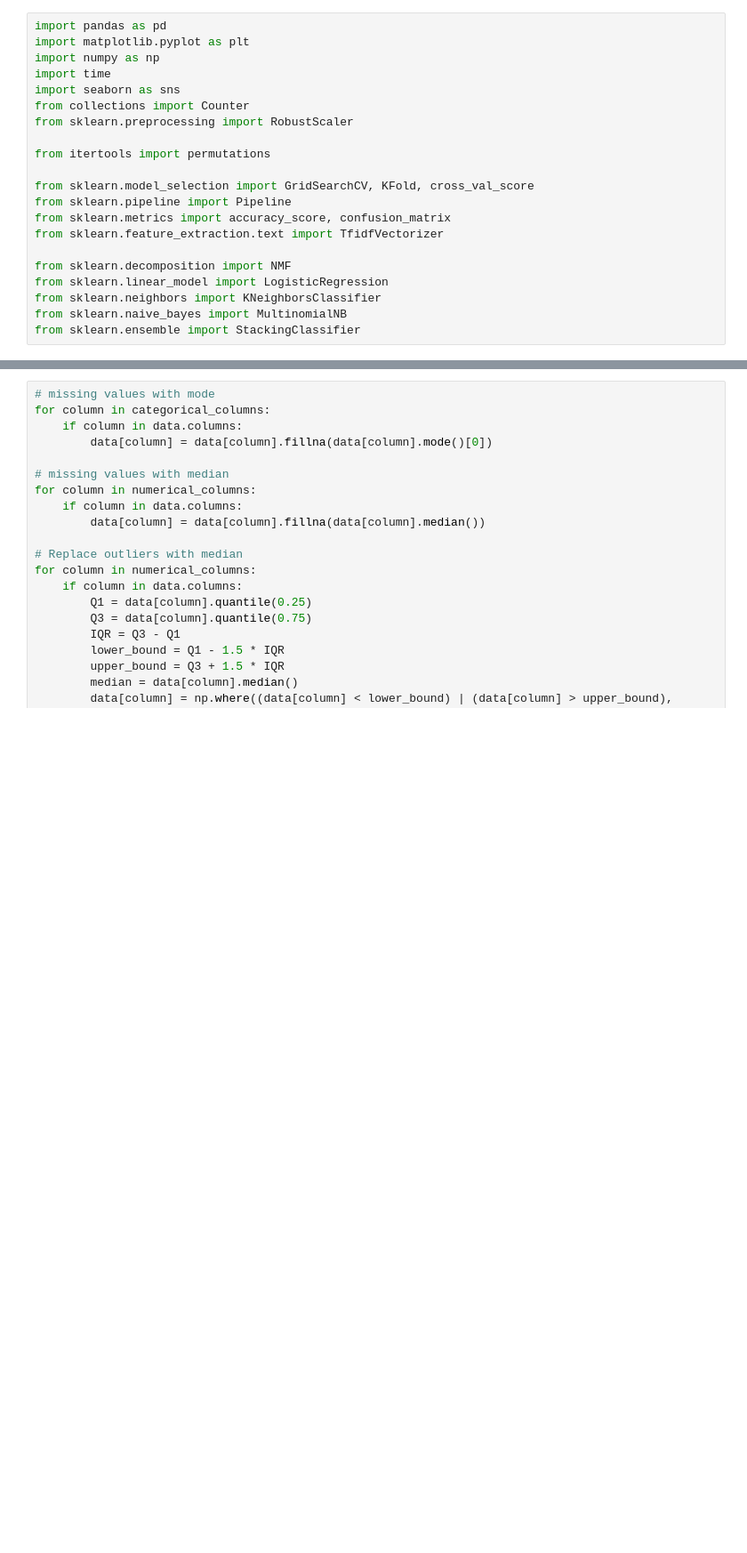
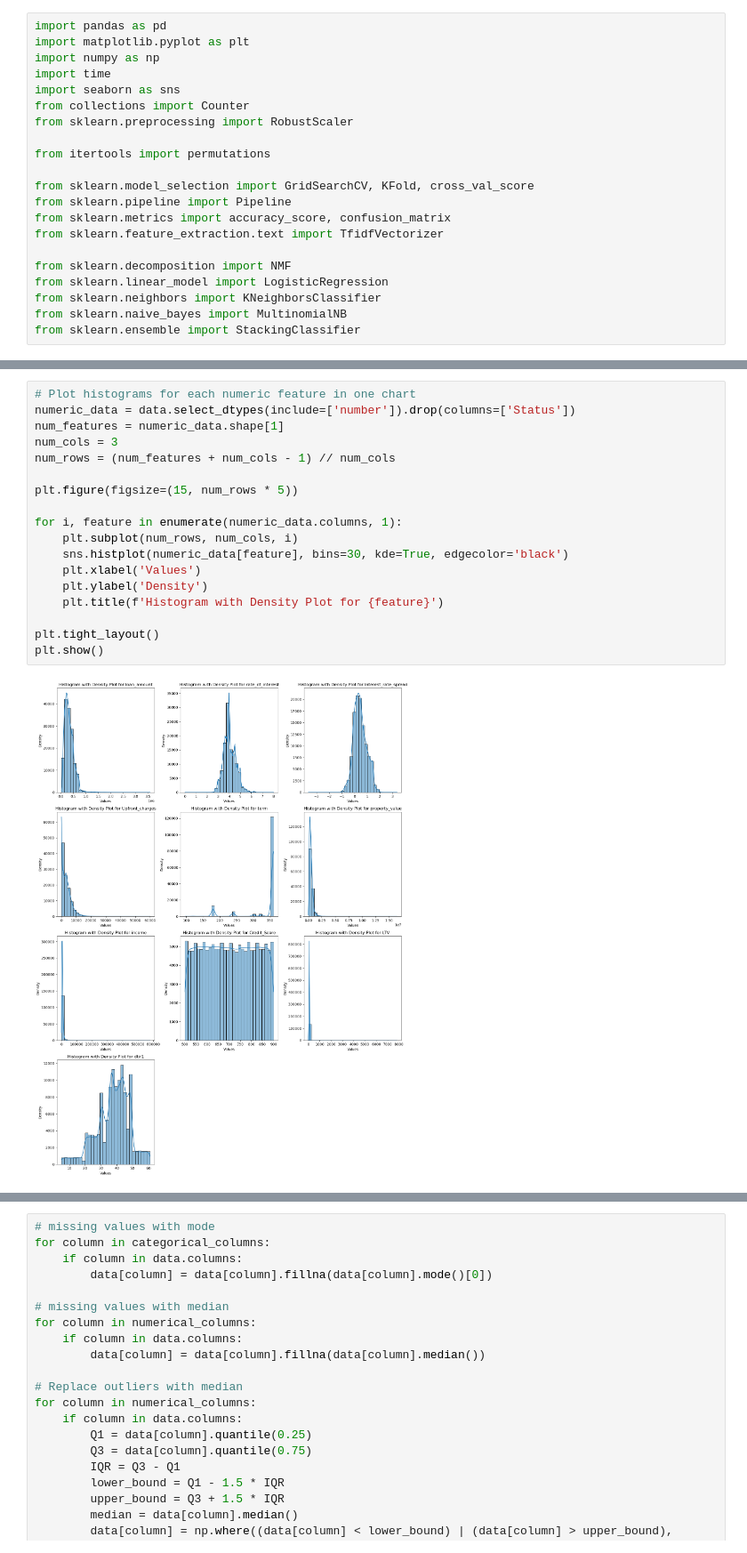
Before and after one commit to kaizenx/csca5632-week5, a Jupyter notebook: unsupervisedfinalproject.ipynb, the cells around one changed output, grey strips where cells are left out. Shown: that part at 89% size. Cells and saved outputs as stored; diff of their text form; blank space fills up the shorter version.

```diff
--- a/unsupervisedfinalproject.ipynb
+++ b/unsupervisedfinalproject.ipynb
@@ -61,0 +95,20 @@ dtype: float64
+# %%
+# Plot histograms for each numeric feature in one chart
+numeric_data = data.select_dtypes(include=['number']).drop(columns=['Status'])
+num_features = numeric_data.shape[1]
+num_cols = 3
+num_rows = (num_features + num_cols - 1) // num_cols
+
+plt.figure(figsize=(15, num_rows * 5))
+
+for i, feature in enumerate(numeric_data.columns, 1):
+    plt.subplot(num_rows, num_cols, i)
+    sns.histplot(numeric_data[feature], bins=30, kde=True, edgecolor='black')
+    plt.xlabel('Values')
+    plt.ylabel('Density')
+    plt.title(f'Histogram with Density Plot for {feature}')
+
+plt.tight_layout()
+plt.show()
+# %% [output]
+[figure, new version]
```
Also changed, not shown: parts of 12 cells of this notebook, 1 other file.
